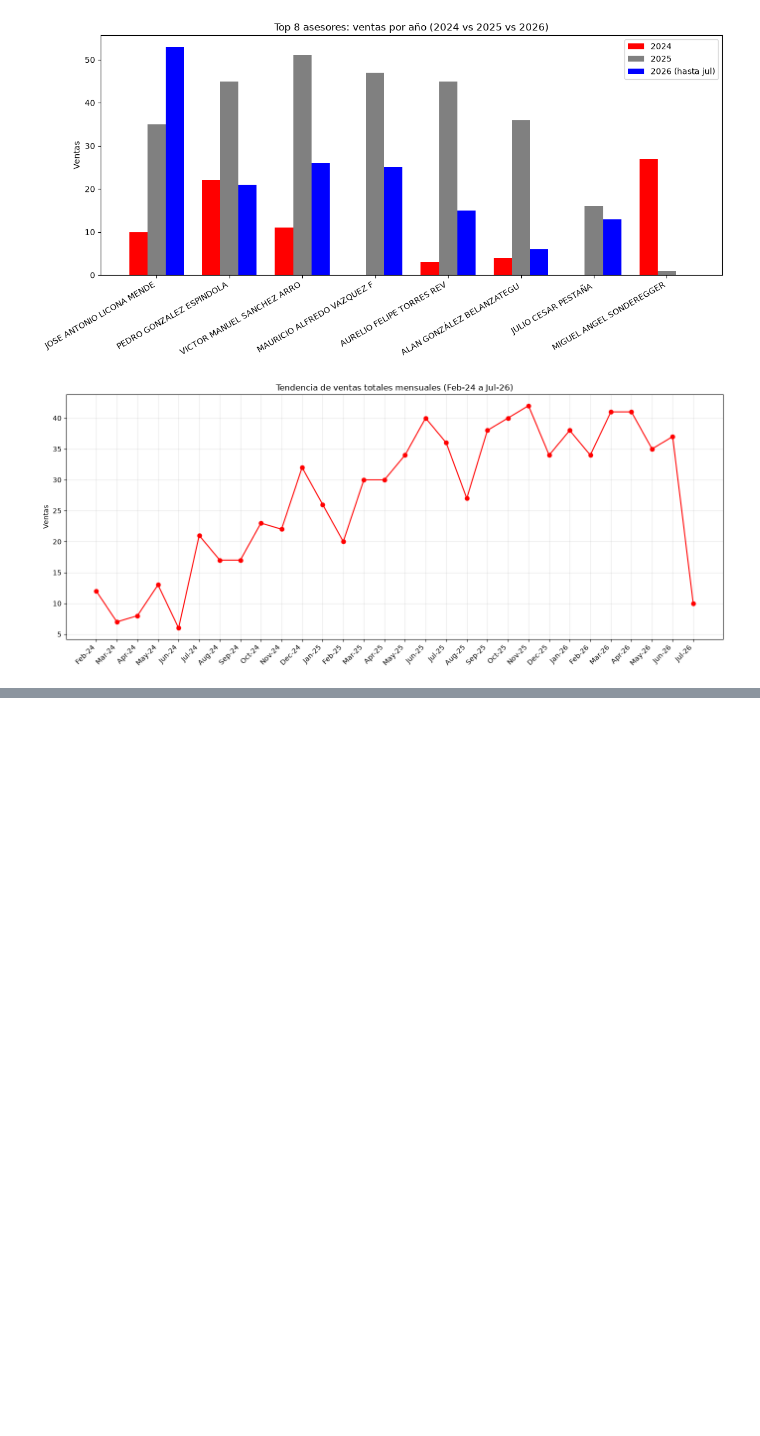
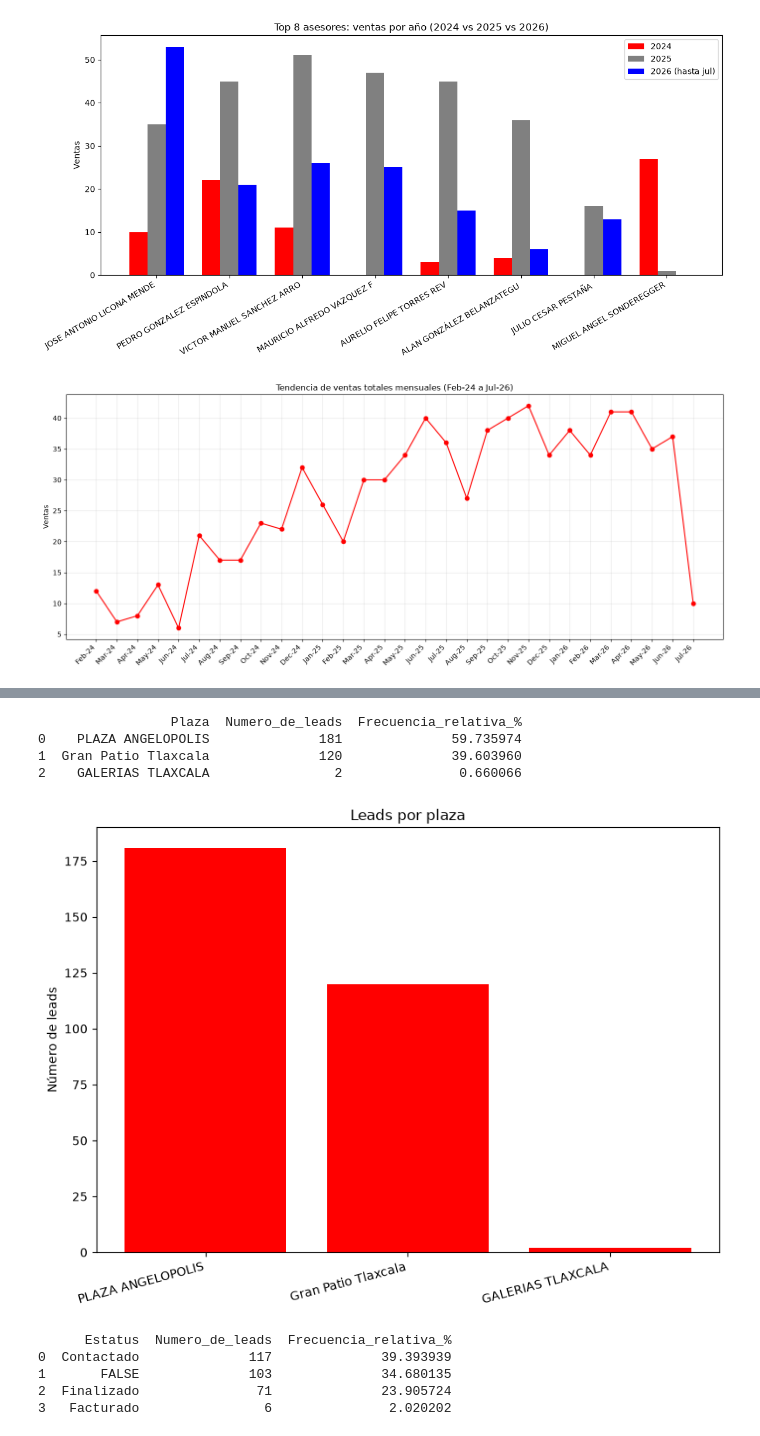
Before and after one commit to a01739242-ui/Extraccion_de_Caracteristicas, a Jupyter notebook: Actividad4.2/gac.ipynb, the cells around one changed output, grey strips where cells are left out. Drawn from its saved outputs; the diff is of its cells as text; code cells hidden in the pictures; blank space fills up the shorter version.

```diff
--- a/Actividad4.2/gac.ipynb
+++ b/Actividad4.2/gac.ipynb
@@ -144,0 +184,36 @@ plt.show()
+# %%
+tabla_plaza = plazas["Origen"].value_counts().reset_index()
+tabla_plaza.columns = ["Plaza", "Numero_de_leads"]
+tabla_plaza["Frecuencia_relativa_%"] = (
+    tabla_plaza["Numero_de_leads"] / tabla_plaza["Numero_de_leads"].sum() * 100
+)
+print(tabla_plaza)
+# %% [output]
+                 Plaza  Numero_de_leads  Frecuencia_relativa_%
+0    PLAZA ANGELOPOLIS              181              59.735974
+1  Gran Patio Tlaxcala              120              39.603960
+2    GALERIAS TLAXCALA                2               0.660066
+# %%
+plt.figure(figsize=(8, 6))
+plt.bar(tabla_plaza["Plaza"], tabla_plaza["Numero_de_leads"], color="red")
+plt.ylabel("Número de leads")
+plt.title("Leads por plaza")
+plt.xticks(rotation=15, ha="right")
+plt.tight_layout()
+plt.show()
+# %% [output]
+[figure, added]
+# %%
+estatus_limpio = plazas["Estatus"].replace({"Contactato": "Contactado"})
+tabla_estatus = estatus_limpio.value_counts().reset_index()
+tabla_estatus.columns = ["Estatus", "Numero_de_leads"]
+tabla_estatus["Frecuencia_relativa_%"] = (
+    tabla_estatus["Numero_de_leads"] / tabla_estatus["Numero_de_leads"].sum() * 100
+)
+print(tabla_estatus)
+# %% [output]
+      Estatus  Numero_de_leads  Frecuencia_relativa_%
+0  Contactado              117              39.393939
+1       FALSE              103              34.680135
+2  Finalizado               71              23.905724
+3   Facturado                6               2.020202
```
Also changed, not shown: parts of 13 cells of this notebook, 1 other file.
